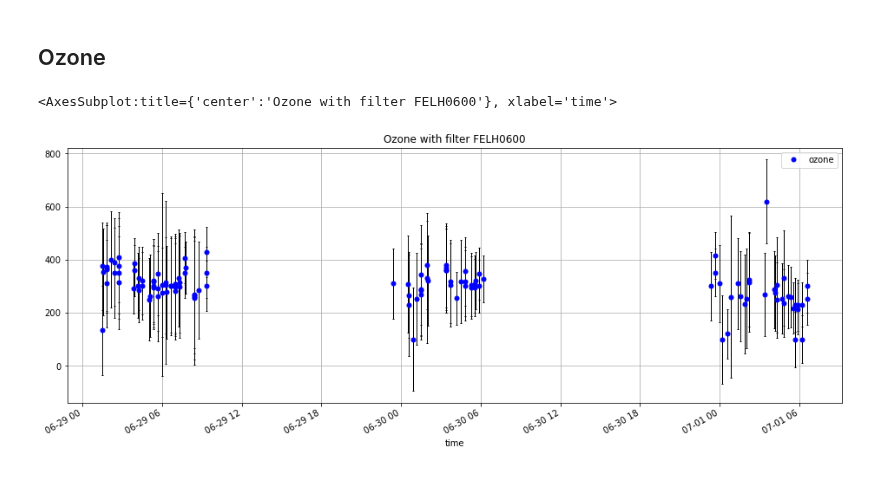
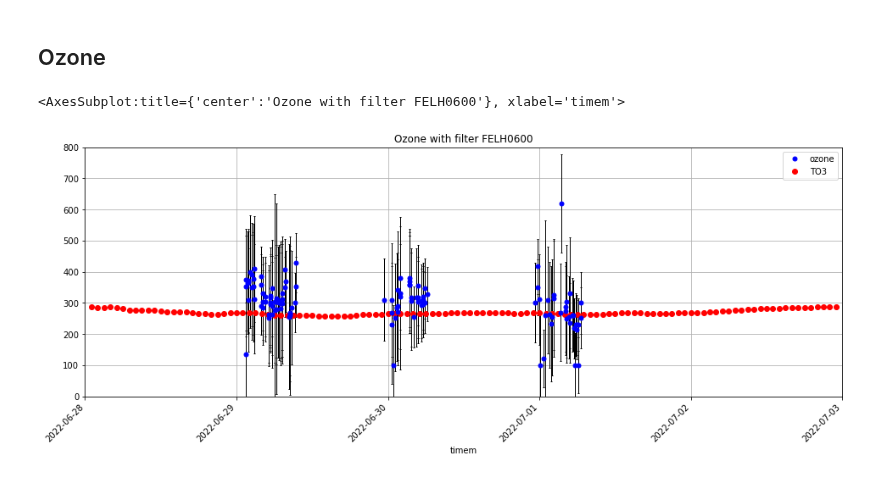
Before and after one commit to sylvielsstfr/GMAOMERRA2, a Jupyter notebook: AnalysisAuxtel/2022/AtmosphericEstimationAuxtel2022.ipynb, the cells around one changed output. Drawn from its saved outputs; the diff is of its cells as text; code cells hidden in the pictures.

Commit message:
add compare measured and MERRA2 data

```diff
--- a/AnalysisAuxtel/2022/AtmosphericEstimationAuxtel2022.ipynb
+++ b/AnalysisAuxtel/2022/AtmosphericEstimationAuxtel2022.ipynb
@@ -32,0 +43,6 @@ auxtel_atmosphere_2022.hdf
+# %%
+my_format = '%Y-%m-%d %H:%M:%S'
+# %%
+df_m["timem"] = [ pd.to_datetime(thedatetime,format=my_format) for thedatetime in df_m['time'].values]
+# %%
+df_m.set_index(['timem'],inplace=True)
@@ -306,0 +321,11 @@ df_extract.sort_index()
+# %%
+from datetime import datetime
+#t1 = pd.DatetimeIndex(data='2022-06-29 00:00:00', '%Y-%m-%d %H:%M:%S')
+#t2 = pd.DatetimeIndex(data='2022-07-02 00:00:00', '%Y-%m-%d %H:%M:%S')
+t1 = datetime.strptime('2022-06-28 00:00:00', '%Y-%m-%d %H:%M:%S')
+t2 = datetime.strptime('2022-07-03 00:00:00', '%Y-%m-%d %H:%M:%S')
+#t1 = '2022-06-29 00:00:00'
+#t2 = '2022-07-02 00:00:00'
+mask_m = (df_m.index > t1) & (df_m.index < t2)
+df_mm = df_m.loc[mask_m]
+df_mm.plot(y='TQV',ylim=(0,9),color="red",lw=0,marker="o",figsize=(16,6),rot=45,grid=True,xlim=(t1,t2))
@@ -344,7 +378,8 @@ df_extract.plot(y='VAOD_x',yerr='VAOD_err_x',marker='o',lw=0,color='blue',ms=5,f
 # %%
 title=f"Ozone with filter {filter_name}"
 # %%
-df_extract.plot(y='ozone',yerr="ozone_err",marker='o',lw=0,ecolor="k",color='blue',ms=5,elinewidth=1,capsize = 1, capthick = 1,figsize=(16,6),title=title,grid=True)
+ax=df_extract.plot(y='ozone',yerr="ozone_err",marker='o',lw=0,ecolor="k",color='blue',ms=5,elinewidth=1,capsize = 1, capthick = 1,figsize=(16,6),title=title,grid=True)
+df_mm.plot(y='TO3',ax=ax,ylim=(0,800),color="red",lw=0,marker="o",figsize=(16,6),rot=45,grid=True,xlim=(t1,t2))
 # %% [output]
-<AxesSubplot:title={'center':'Ozone with filter FELH0600'}, xlabel='time'>
+<AxesSubplot:title={'center':'Ozone with filter FELH0600'}, xlabel='timem'>
-[figure, old version]
+[figure, new version]
```
Also changed, not shown: parts of 11 cells of this notebook.
